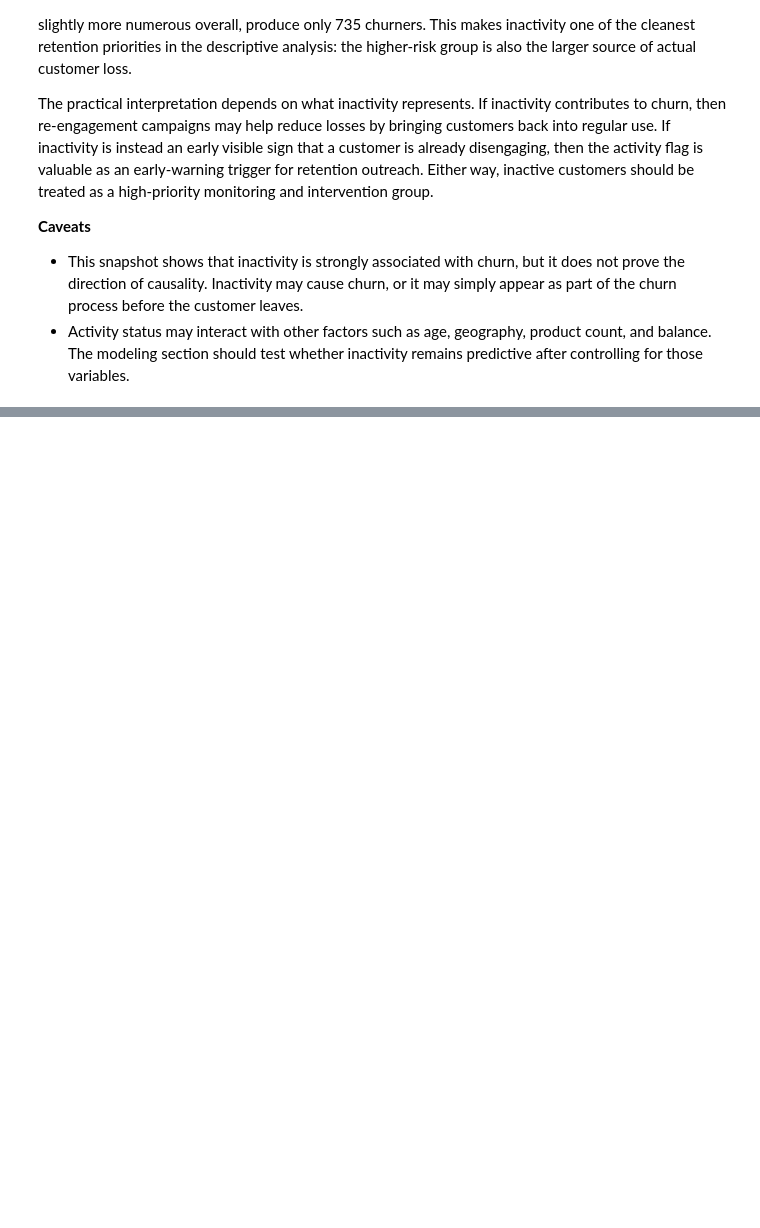
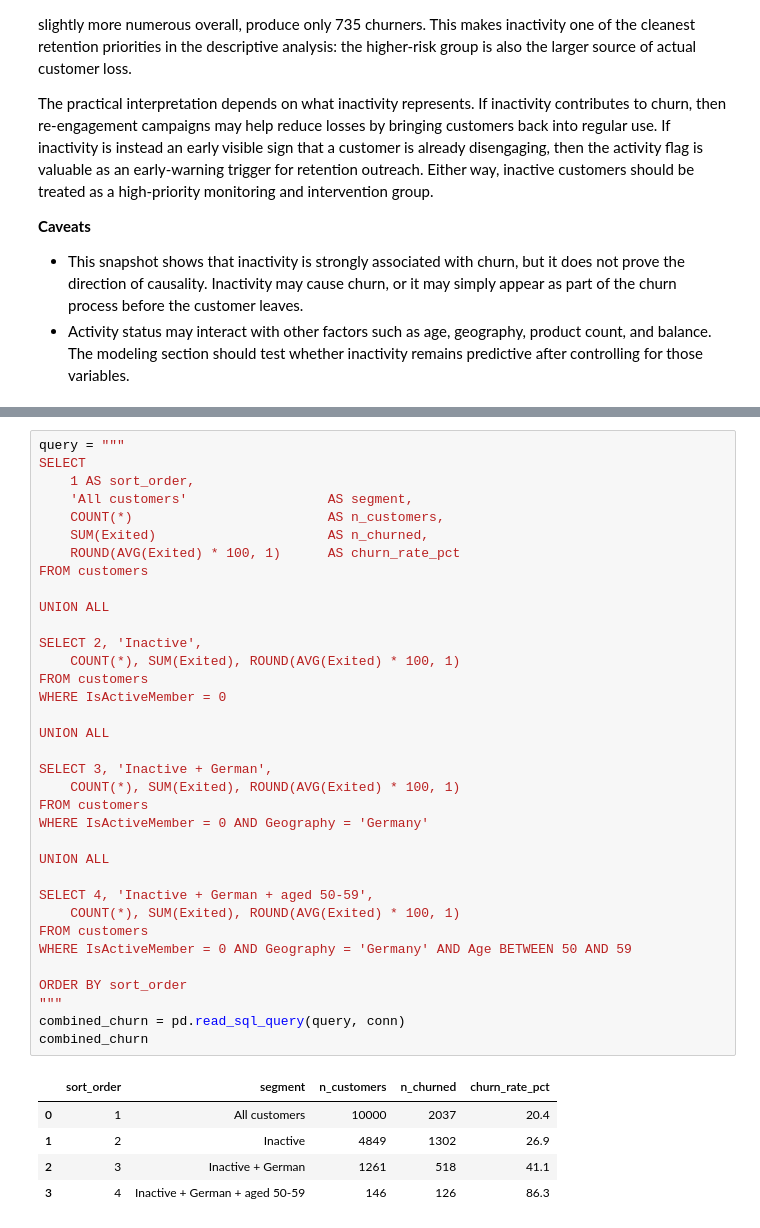
Before and after one commit to szymon-pasieka/bank-churn-analysis, a Jupyter notebook: 01_exploration.ipynb, the cells around one changed output, grey strips where cells are left out. Drawn from its saved outputs; the diff is of its cells as text; blank space fills up the shorter version.

```diff
--- a/01_exploration.ipynb
+++ b/01_exploration.ipynb
@@ -431,0 +442,41 @@ The practical interpretation depends on what inactivity represents. If inactivit
+# %%
+query = """
+SELECT
+    1 AS sort_order,
+    'All customers'                  AS segment,
+    COUNT(*)                         AS n_customers,
+    SUM(Exited)                      AS n_churned,
+    ROUND(AVG(Exited) * 100, 1)      AS churn_rate_pct
+FROM customers
+
+UNION ALL
+
+SELECT 2, 'Inactive',
+    COUNT(*), SUM(Exited), ROUND(AVG(Exited) * 100, 1)
+FROM customers
+WHERE IsActiveMember = 0
+
+UNION ALL
+
+SELECT 3, 'Inactive + German',
+    COUNT(*), SUM(Exited), ROUND(AVG(Exited) * 100, 1)
+FROM customers
+WHERE IsActiveMember = 0 AND Geography = 'Germany'
+
+UNION ALL
+
+SELECT 4, 'Inactive + German + aged 50-59',
+    COUNT(*), SUM(Exited), ROUND(AVG(Exited) * 100, 1)
+FROM customers
+WHERE IsActiveMember = 0 AND Geography = 'Germany' AND Age BETWEEN 50 AND 59
+
+ORDER BY sort_order
+"""
+combined_churn = pd.read_sql_query(query, conn)
+combined_churn
+# %% [output]
+|  | sort_order | segment | n_customers | n_churned | churn_rate_pct |
+| 0 | 1 | All customers | 10000 | 2037 | 20.4 |
+| 1 | 2 | Inactive | 4849 | 1302 | 26.9 |
+| 2 | 3 | Inactive + German | 1261 | 518 | 41.1 |
+| 3 | 4 | Inactive + German + aged 50-59 | 146 | 126 | 86.3 |
```
Also changed, not shown: parts of 3 cells of this notebook.
